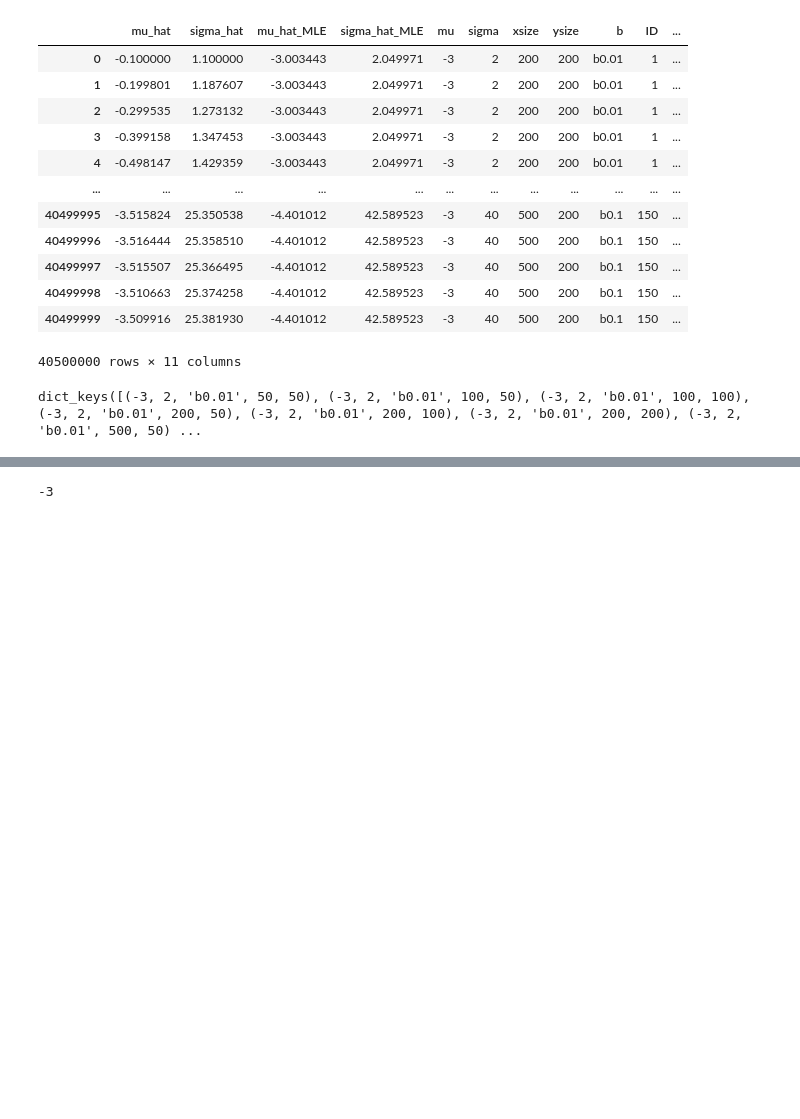
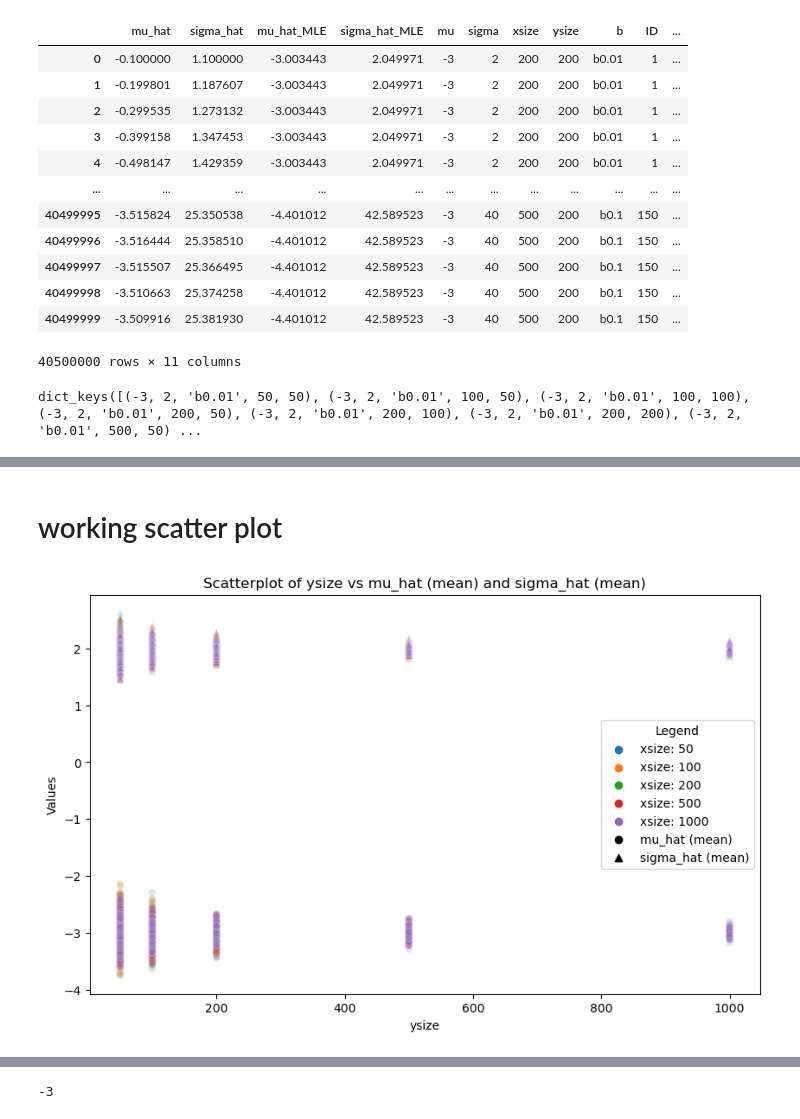
Before and after one commit to GiantDwarf42/master_thesis2, a Jupyter notebook: Gaussian_Data_Analysis.ipynb, the cells around one changed output, grey strips where cells are left out. Saved outputs shown, nothing was run; the diff lists cells and outputs as text; code cells hidden in the pictures; blank space fills up the shorter version.

```diff
--- a/Gaussian_Data_Analysis.ipynb
+++ b/Gaussian_Data_Analysis.ipynb
@@ -364,0 +416,50 @@ saved 85 figures
+# %% [markdown]
+# working scatter plot
+# %%
+# go through the different simulation runs => 180
+counter = 0
+for mu, sigma, b in param_combinations:
+
+	simulations_df = df_last_150_aggregated_index_reset[(df_last_150_aggregated_index_reset["mu"]==mu)
+						     & (df_last_150_aggregated_index_reset["sigma"]==sigma)
+						     & (df_last_150_aggregated_index_reset["b"]==b)]
+
+
+
+
+
+	break
+# %%
+x = simulations_df['ysize']
+y_mu_hat = simulations_df[('mu_hat', 'mean')]
+y_sigma_hat = simulations_df[('sigma_hat', 'mean')]
+hue = simulations_df['xsize']
+# %%
+# Generate a color palette
+palette = sns.color_palette(n_colors=len(hue.unique()))
+hue_colors = {value: palette[i] for i, value in enumerate(hue.unique())}
+
+# Initialize the plot
+plt.figure(figsize=(10, 6))
+
+# Create a scatterplot for mu_hat
+sns.scatterplot(x=x, y=y_mu_hat, hue=hue, palette=hue_colors, marker='o', legend=False, alpha=0.2)
+
+# Create a scatterplot for sigma_hat
+sns.scatterplot(x=x, y=y_sigma_hat, hue=hue, palette=hue_colors, marker='^', legend=False, alpha=0.2)
+
+# Add a combined legend
+for hue_value, color in hue_colors.items():
+    plt.scatter([], [], color=color, label=f'xsize: {hue_value}')
+
+plt.scatter([], [], color='black', marker='o', label='mu_hat (mean)')
+plt.scatter([], [], color='black', marker='^', label='sigma_hat (mean)')
+
+# Customize the plot
+plt.title('Scatterplot of ysize vs mu_hat (mean) and sigma_hat (mean)')
+plt.xlabel('ysize')
+plt.ylabel('Values')
+plt.legend(title='Legend')
+plt.show()
+# %% [output]
+[figure, added]
```
Also changed, not shown: parts of 14 cells of this notebook.
